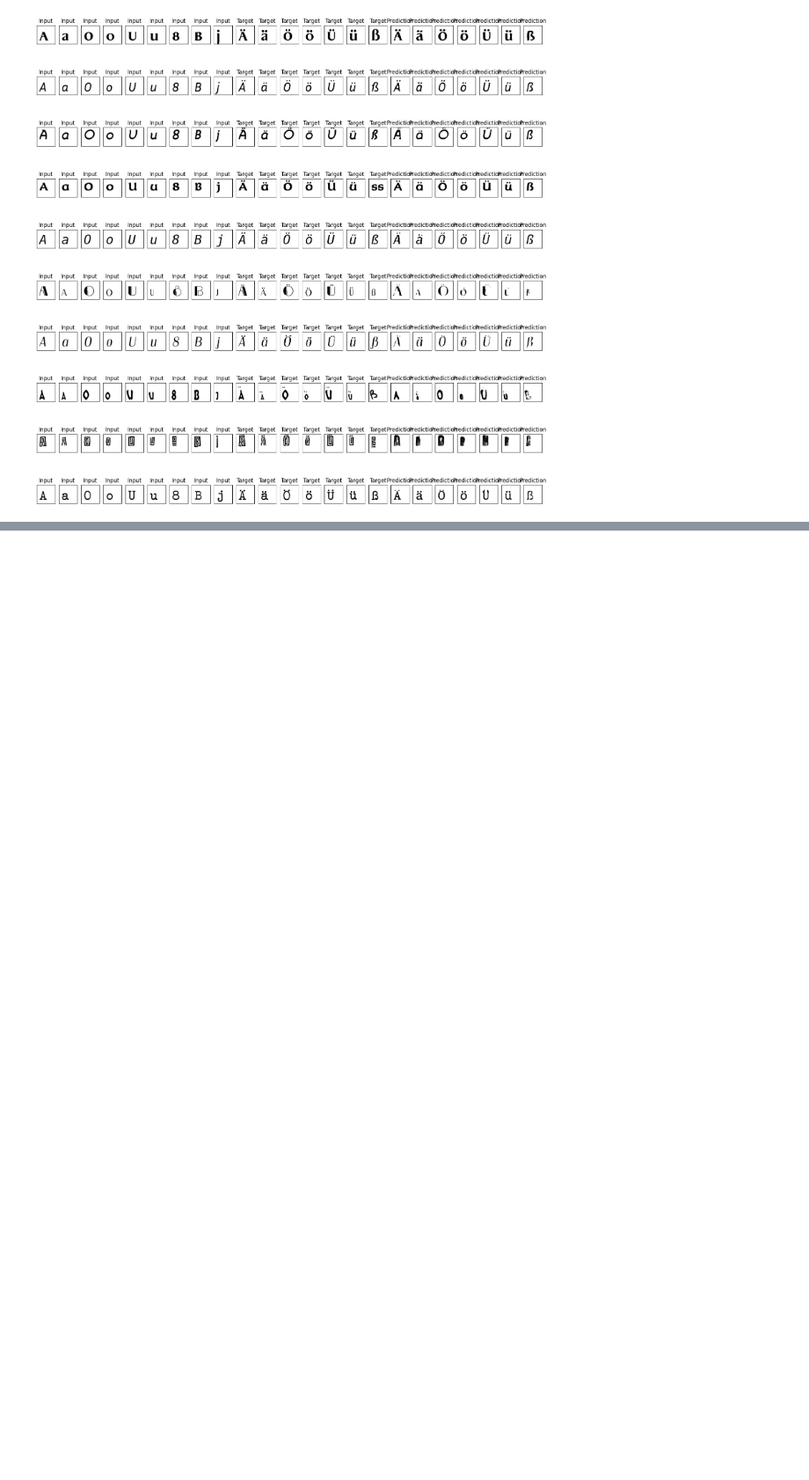
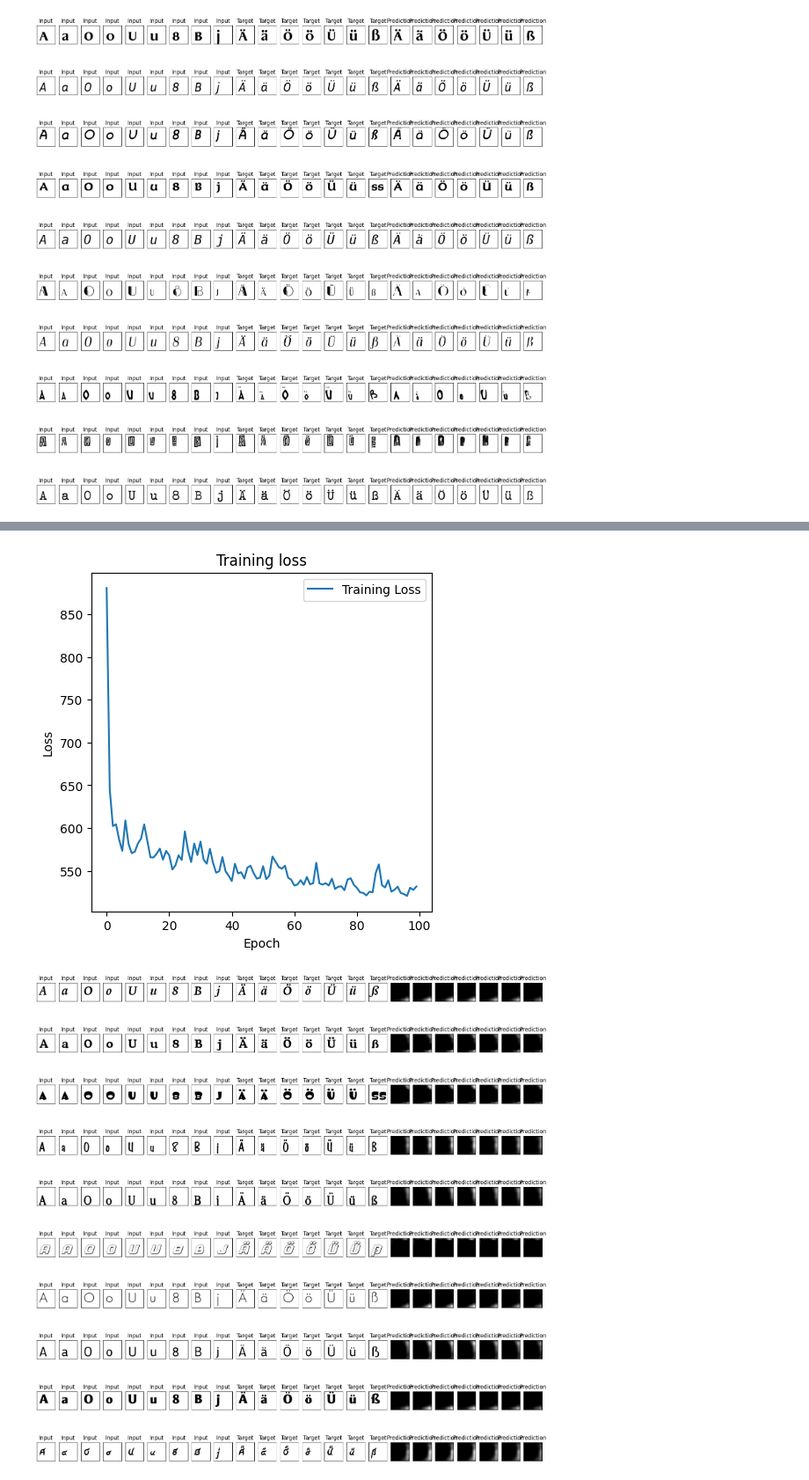
Before and after one commit to Johannes-Schall/AI_Font_Generator, a Jupyter notebook: notebooks/first_model_just_with_AÄ.ipynb, the cells around one changed output, grey strips where cells are left out. Shown at 88% size. Cells and saved outputs as stored; diff of their text form; code cells hidden in the pictures; blank space fills up the shorter version.

```diff
--- a/notebooks/first_model_just_with_AÄ.ipynb
+++ b/notebooks/first_model_just_with_AÄ.ipynb
@@ -477,0 +751,10 @@ hf.render_predictions(model, dataset_train, num_examples=10, figsize=(20, 20), b
+# %%
+hf.save_summary_last_training(
+                           trainings_list=trainings_list,
+                           dataset_test=dataset_test,
+                           save_path_summary="../models/logs/",
+                           save_path_model="../models/"
+                           )
+# %% [output]
+[figure, added]
+[figure, added]
```
Also changed, not shown: parts of 25 cells of this notebook, 6 other files.
